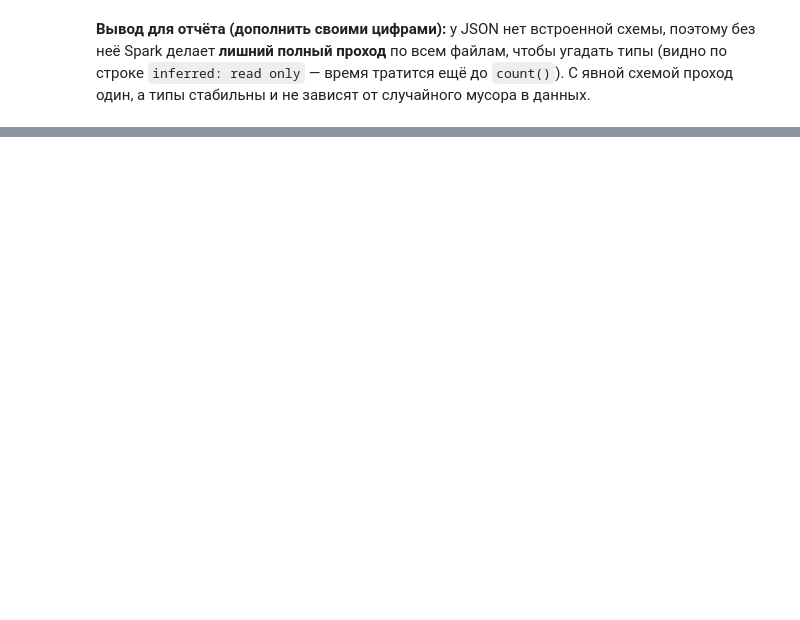
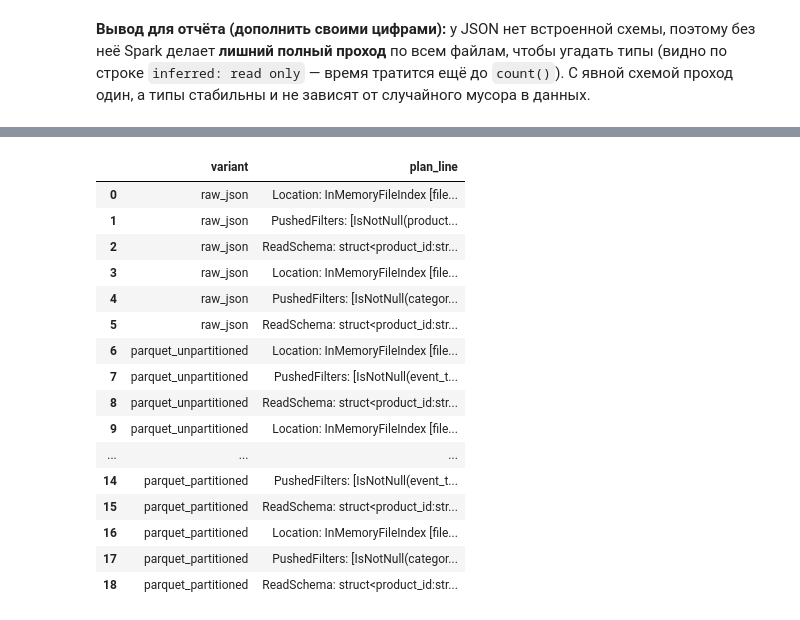
Before and after one commit to danaibaidullina/shopstream-spark, a Jupyter notebook: ibaidullina.ipynb, the cells around one changed output, grey strips where cells are left out. Saved outputs shown, nothing was run; the diff lists cells and outputs as text; code cells hidden in the pictures; blank space fills up the shorter version.

Commit message:
Part A2-A3: write strategies, small files, partition pruning

```diff
--- a/ibaidullina.ipynb
+++ b/ibaidullina.ipynb
@@ -217,0 +498,16 @@ n_raw = 550883
+# %%
+# Сколько строк в каждом дне и сколько файлов ему дать (1..4)
+day_rows = silver_src.groupBy("event_date").count()
+max_day = day_rows.agg(F.max("count")).first()[0]
+
+day_files = (day_rows
+             .withColumn("k", F.ceil(4 * F.col("count") / F.lit(max_day)).cast("int"))
+             .withColumn("offset", F.sum("k").over(Window.orderBy("event_date")) - F.col("k")))
+P = day_files.agg(F.sum("k")).first()[0]          # всего файлов будет примерно P
+print("всего целевых файлов P =", P)
+
+# Каждой строке: номер корзинки внутри дня (0..k-1) и уникальный номер файла part_id (0..P-1)
+with_bucket = (silver_src
+               .join(F.broadcast(day_files.select("event_date", "k", "offset")), "event_date")
+               .withColumn("bucket", F.pmod(F.xxhash64("event_id"), F.col("k")))
+               .withColumn("part_id", F.col("offset") + F.col("bucket")))
@@ -217,0 +553,55 @@ n_raw = 550883
+# %%
+# ===== Part A3. "Выручка electronics-покупок с 2026-08-10 по 2026-08-16" на трёх видах хранения =====
+import io, contextlib
+
+D1, D2 = F.to_date(F.lit("2026-08-10")), F.to_date(F.lit("2026-08-16"))
+electronics = products.filter(F.col("category") == "electronics").select("product_id")
+
+def q_raw():
+    df = spark.read.schema(event_schema).json(EVENTS)
+    return (df.filter(F.lower(F.trim("event_type")) == "purchase")
+              .withColumn("event_date", F.to_date(F.to_timestamp("event_ts", TS_FMT)))
+              .filter(F.col("event_date").between(D1, D2))
+              .join(F.broadcast(electronics), "product_id")
+              .agg(F.round(F.sum(F.col("price") * F.col("quantity")), 2).alias("revenue")))
+
+def q_parquet(path):
+    df = spark.read.parquet(path)
+    return (df.filter((F.col("event_type") == "purchase") & F.col("event_date").between(D1, D2))
+              .join(F.broadcast(electronics), "product_id")
+              .agg(F.round(F.sum(F.col("price") * F.col("quantity")), 2).alias("revenue")))
+
+def plan_text(df):
+    """Захватывает текст df.explain('formatted') в строку."""
+    buf = io.StringIO()
+    with contextlib.redirect_stdout(buf):
+        df.explain(mode="formatted")
+    return buf.getvalue()
+
+variants = {
+    "raw_json":            q_raw,
+    "parquet_unpartitioned": lambda: q_parquet(SILVER_FLAT),
+    "parquet_partitioned":   lambda: q_parquet(PATHS["iii_balanced"]),
+}
+
+rows, plan_lines = [], []
+for name, make_q in variants.items():
+    med, ts = bench(lambda: force(make_q()))
+    revenue = make_q().first()["revenue"]
+    plan = plan_text(make_q())
+    open(f"{RESULTS}/A3_plan_{name}.txt", "w").write(plan)          # полный план — в приложение отчёта
+    for line in plan.splitlines():
+        if any(k in line for k in ("PartitionFilters", "PushedFilters", "ReadSchema", "Location")):
+            plan_lines.append({"variant": name, "plan_line": line.strip()[:300]})
+    rows.append({"variant": name, "median_s": round(med, 3),
+                 "runs_s": [round(t, 3) for t in ts], "revenue": revenue})
+
+a3 = pd.DataFrame(rows)
+a3.to_csv(f"{RESULTS}/A3_pruning_times.csv", index=False)
+pd.DataFrame(plan_lines).to_csv(f"{RESULTS}/A3_plan_key_lines.csv", index=False)
+
+assert a3.loc[1, "revenue"] == a3.loc[2, "revenue"], "две Parquet-версии должны давать одну выручку"
+display(a3)
+pd.set_option("display.max_colwidth", 300)
+pd.DataFrame(plan_lines)
+# %% [output]
@@ -217,0 +612,17 @@ n_raw = 550883
+|  | variant | plan_line |
+| 0 | raw_json | Location: InMemoryFileIndex [file... |
+| 1 | raw_json | PushedFilters: [IsNotNull(product... |
+| 2 | raw_json | ReadSchema: struct<product_id:str... |
+| 3 | raw_json | Location: InMemoryFileIndex [file... |
+| 4 | raw_json | PushedFilters: [IsNotNull(categor... |
+| 5 | raw_json | ReadSchema: struct<product_id:str... |
+| 6 | parquet_unpartitioned | Location: InMemoryFileIndex [file... |
+| 7 | parquet_unpartitioned | PushedFilters: [IsNotNull(event_t... |
+| 8 | parquet_unpartitioned | ReadSchema: struct<product_id:str... |
+| 9 | parquet_unpartitioned | Location: InMemoryFileIndex [file... |
+| ... | ... | ... |
+| 14 | parquet_partitioned | PushedFilters: [IsNotNull(event_t... |
+| 15 | parquet_partitioned | ReadSchema: struct<product_id:str... |
+| 16 | parquet_partitioned | Location: InMemoryFileIndex [file... |
+| 17 | parquet_partitioned | PushedFilters: [IsNotNull(categor... |
+| 18 | parquet_partitioned | ReadSchema: struct<product_id:str... |
```
Also changed, not shown: parts of 26 cells of this notebook, 6 other files.
